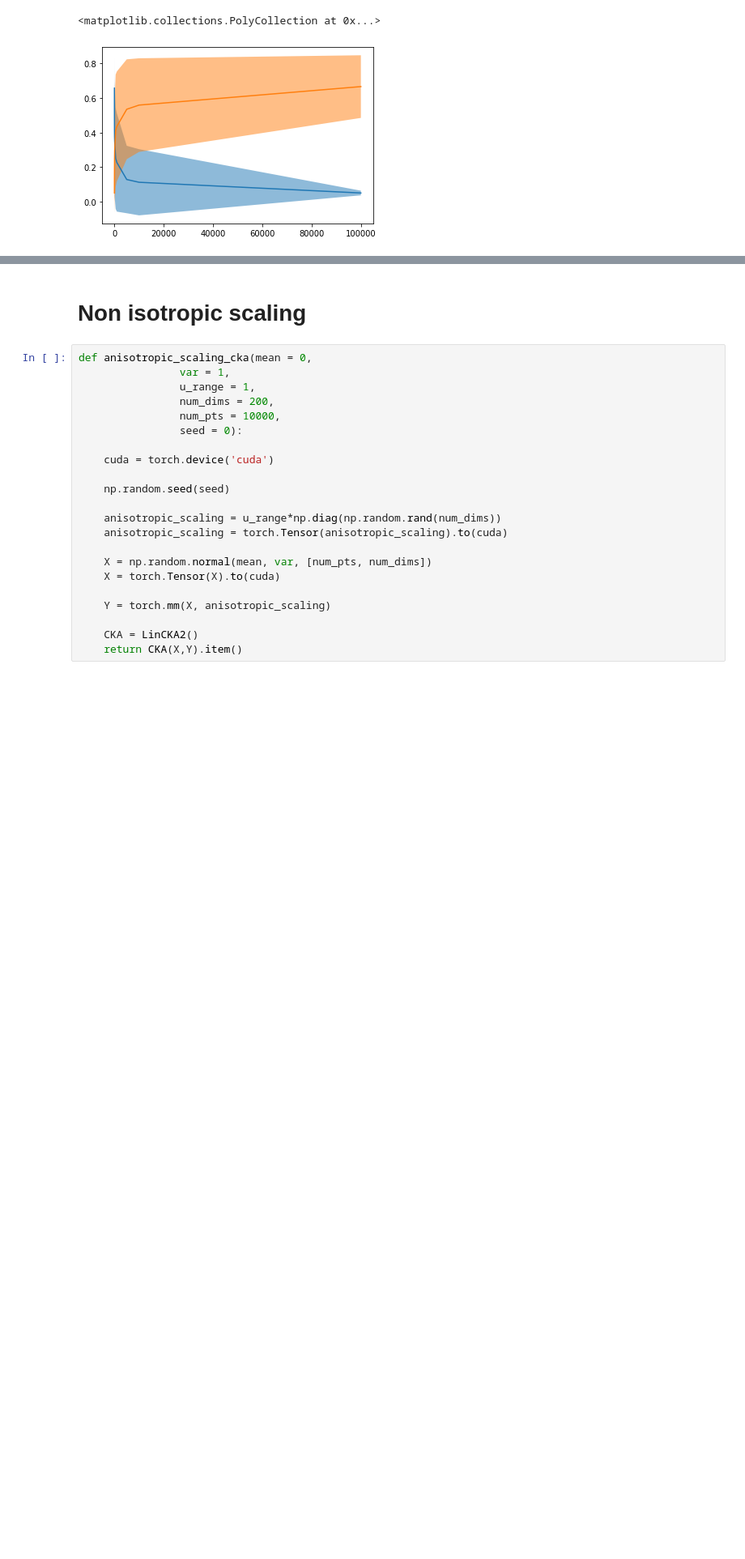
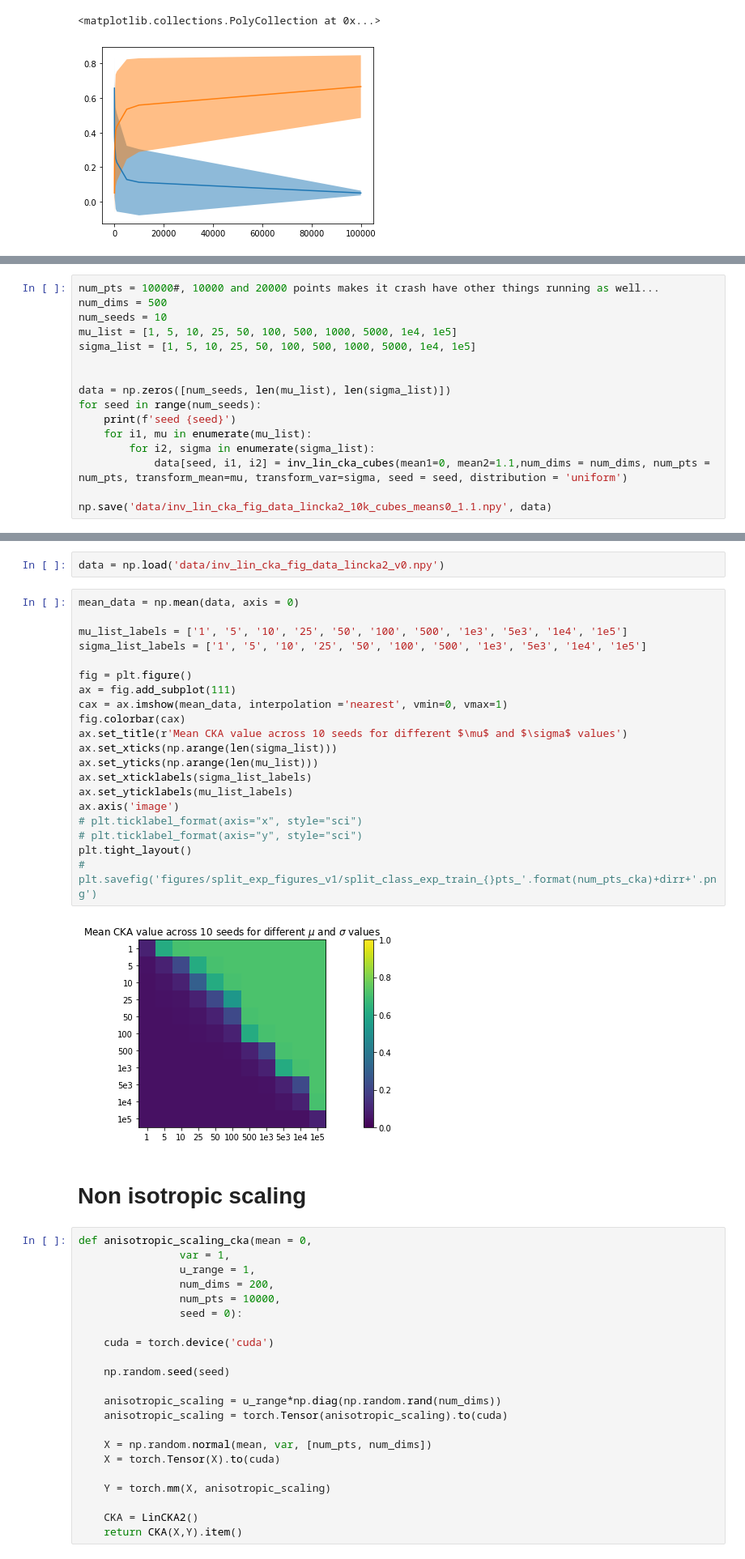
Before and after one commit to shoroi/cka_christmas_tree, a Jupyter notebook: gtrl_gauss_exp.ipynb, the cells around one changed output, grey strips where cells are left out. Shown at 81% size. Cells and saved outputs as stored; diff of their text form; blank space fills up the shorter version.

```diff
--- a/gtrl_gauss_exp.ipynb
+++ b/gtrl_gauss_exp.ipynb
@@ -334,0 +367,16 @@ plt.fill_between(sigma_list, sigma_means-sigma_stds, sigma_means+sigma_stds, alp
+# %%
+num_pts = 10000#, 10000 and 20000 points makes it crash have other things running as well...
+num_dims = 500
+num_seeds = 10
+mu_list = [1, 5, 10, 25, 50, 100, 500, 1000, 5000, 1e4, 1e5]
+sigma_list = [1, 5, 10, 25, 50, 100, 500, 1000, 5000, 1e4, 1e5]
+
+
+data = np.zeros([num_seeds, len(mu_list), len(sigma_list)])
+for seed in range(num_seeds):
+    print(f'seed {seed}')
+    for i1, mu in enumerate(mu_list):
+        for i2, sigma in enumerate(sigma_list):
+            data[seed, i1, i2] = inv_lin_cka_cubes(mean1=0, mean2=1.1,num_dims = num_dims, num_pts = num_pts, transform_mean=mu, transform_var=sigma, seed = seed, distribution = 'uniform')
+
+np.save('data/inv_lin_cka_fig_data_lincka2_10k_cubes_means0_1.1.npy', data)
@@ -335,3 +394,27 @@ plt.fill_between(sigma_list, sigma_means-sigma_stds, sigma_means+sigma_stds, alp
+# %%
+data = np.load('data/inv_lin_cka_fig_data_lincka2_v0.npy')
+# %%
+mean_data = np.mean(data, axis = 0)
+
+mu_list_labels = ['1', '5', '10', '25', '50', '100', '500', '1e3', '5e3', '1e4', '1e5']
+sigma_list_labels = ['1', '5', '10', '25', '50', '100', '500', '1e3', '5e3', '1e4', '1e5']
+
+fig = plt.figure()
+ax = fig.add_subplot(111)
+cax = ax.imshow(mean_data, interpolation ='nearest', vmin=0, vmax=1)
+fig.colorbar(cax)
+ax.set_title(r'Mean CKA value across 10 seeds for different $\mu$ and $\sigma$ values')
+ax.set_xticks(np.arange(len(sigma_list)))
+ax.set_yticks(np.arange(len(mu_list)))
+ax.set_xticklabels(sigma_list_labels)
+ax.set_yticklabels(mu_list_labels)
+ax.axis('image')
+# plt.ticklabel_format(axis="x", style="sci")
+# plt.ticklabel_format(axis="y", style="sci")
+plt.tight_layout()
+#         plt.savefig('figures/split_exp_figures_v1/split_class_exp_train_{}pts_'.format(num_pts_cka)+dirr+'.png')
+# %% [output]
+[figure, added]
 # %% [markdown]
 # Non isotropic scaling
 # %%
```
Also changed, not shown: parts of 8 cells of this notebook, 2 other files.
